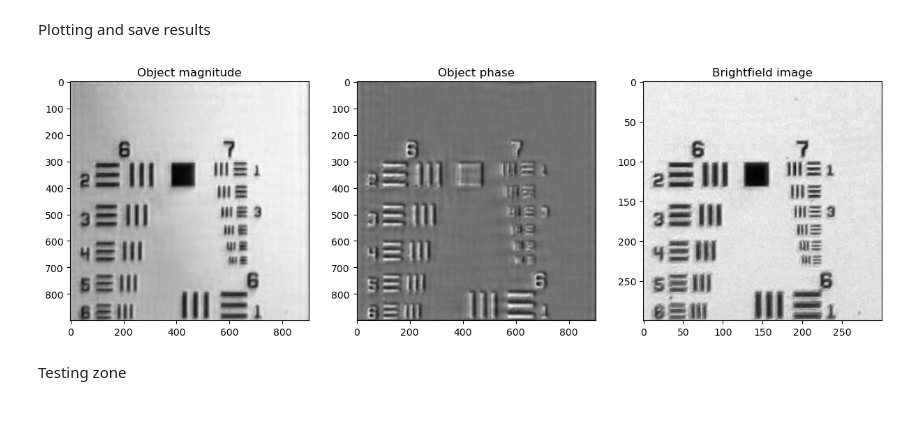
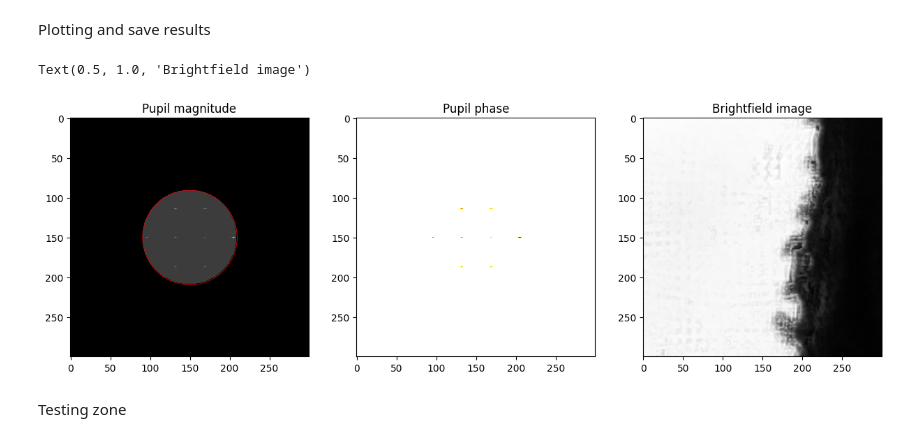
Before and after one commit to willtaylor072/Will_Taylor_FPM_4YP-main, a Jupyter notebook: reconstruction.ipynb, the cells around one changed output. Cells and saved outputs as stored; diff of their text form; code cells hidden in the pictures; blank space fills up the shorter version.

```diff
--- a/reconstruction.ipynb
+++ b/reconstruction.ipynb
@@ -15,7 +16,7 @@ import importlib
 importlib.reload(fpm)
 
 # Load image data into an array
-data_path = 'data/recent'
+data_path = 'data/zea_root'
 grid_size = 5 # 1 -> 16, determines how many images to reconstruct with, beyond 12x12 grid images are mostly useless
 img_size = 300 # Size of low res image (original or crop)
 crop_x = 0 # From left
@@ -60,7 +61,7 @@ sampling_ratio = f_sampling / f_cutoff
 # x,y is our normalised frequency domain for the images, cutoff frequency = 1 (both x and y)
 x,y = np.meshgrid(np.linspace(-sampling_ratio,sampling_ratio,img_size), np.linspace(-sampling_ratio,sampling_ratio,img_size))
 theta,r = np.arctan2(y,x), np.sqrt(x**2 + y**2) # Polar coordinates
-pupil_radius = (1/sampling_ratio) * (img_size/2) # Diagnostics (not used explicitly)
+pupil_radius = (1/sampling_ratio) * (img_size/2) # Diagnostics
 pupil = r<1 # Binary mask for frequencies below cutoff frequency (higher frequencies cannot be resolved due to diffraction)
 
 # Initial object estimate (using first image)
@@ -75,9 +76,9 @@ fig, axes = plt.subplots(1,3,figsize=(15,4))
 
 # Set parameters for reconstruction algorithm
 options = {
-    'max_iter': 15, # Number of iterations
-    'alpha': 8, # Regularisation parameter for update strength, <10, 5 seems good for most cases
-    'beta': 100, # Regularisation parameter, >0, not important
+    'max_iter': 5, # Number of iterations
+    'alpha': 1, # Regularisation parameter for object update, <10
+    'beta': 1, # Regularisation parameter for pupil update, >1
     'plot_mode': 0, # 0, off; 2, plot every image; 3, plot every iteration (notebook version)
     'quality_threshold': 0, # Will only use images with dynamic range greater than this (set to 0 to use all images)
     'moderator_on': False, # Will reduce impact on object update from low information images (helps stability)
@@ -103,33 +104,51 @@ Plotting and save results
 # %%
 # Plot results
 fig, axes = plt.subplots(1, 3, figsize=(15,15))
 
-obj_mag = np.abs(rec_obj)**2 # Magnitude - can increase contrast if necessary
-obj_mag = obj_mag / np.max(np.abs(obj_mag)) # Normalise
+# Recovered object
+obj_mag = np.abs(rec_obj) # Magnitude
 obj_arg = np.angle(rec_obj) # Phase
-obj_arg = obj_arg / np.max(np.abs(obj_arg)) # Normalise
 
-axes[0].imshow(obj_mag,cmap='gray')
-axes[0].set_title('Object magnitude')
-axes[1].imshow(obj_arg, cmap='gray')
-axes[1].set_title('Object phase')
+# Recovered pupil
+pupil_mag = np.abs(rec_pupil)
+pupil_arg = np.angle(rec_pupil)
+
+# # Show object
+# axes[0].imshow(obj_mag,cmap='gray')
+# axes[0].set_title('Object magnitude')
+# axes[1].imshow(obj_arg, cmap='hot') # Heatmap for phase information
+# axes[1].set_title('Object phase')
+
+# Show pupil
+axes[0].imshow(pupil_mag,cmap='gray')
+axes[0].set_title('Pupil magnitude')
+axes[1].imshow(pupil_arg, cmap='hot') # Heatmap for phase information
+axes[1].set_title('Pupil phase')
+circle = patches.Circle((150,150),radius=pupil_radius,linewidth =0.5, edgecolor='red',facecolor='none')
+axes[0].add_patch(circle) # Ensure pupil radius is correct
+
+# Show brighfield
 axes[2].imshow(brightfield, cmap='gray')
 axes[2].set_title('Brightfield image')
 
-# Save results
-obj_mag = (obj_mag * 255).astype(np.uint8)
-obj_mag = Image.fromarray(obj_mag)
-obj_mag.save('results/recent/magnitude.png')
+######################
 
-obj_arg = plt.cm.gray(obj_arg)  # Necessary for saving image
-obj_arg = (obj_arg * 255).astype(np.uint8)
-obj_arg = Image.fromarray(obj_arg)
-obj_arg.save('results/recent/phase.png',format='PNG')
+# # Save results (object)
+# obj_mag = obj_mag / np.max(np.abs(obj_mag)) # Normalise
+# obj_mag = (obj_mag * 255).astype(np.uint8)
+# obj_mag = Image.fromarray(obj_mag)
+# obj_mag.save('results/recent/magnitude.png')
 
-bf = Image.open(os.path.join(data_path,'brightfield.png'))
-bf.save('results/recent/brightfield.png')
+# obj_arg = plt.cm.hot(obj_arg)  # Necessary for saving image
+# obj_arg = (obj_arg * 255).astype(np.uint8)
+# obj_arg = Image.fromarray(obj_arg)
+# obj_arg.save('results/recent/phase.png',format='PNG')
+
+# bf = Image.open(os.path.join(data_path,'brightfield.png'))
+# bf.save('results/recent/brightfield.png')
 # %% [output]
+Text(0.5, 1.0, 'Brightfield image')
-[figure, old version]
+[figure, new version]
 # %% [markdown]
 Testing zone
 # %%
```
Also changed, not shown: parts of 1 cell of this notebook, 4 other files.
